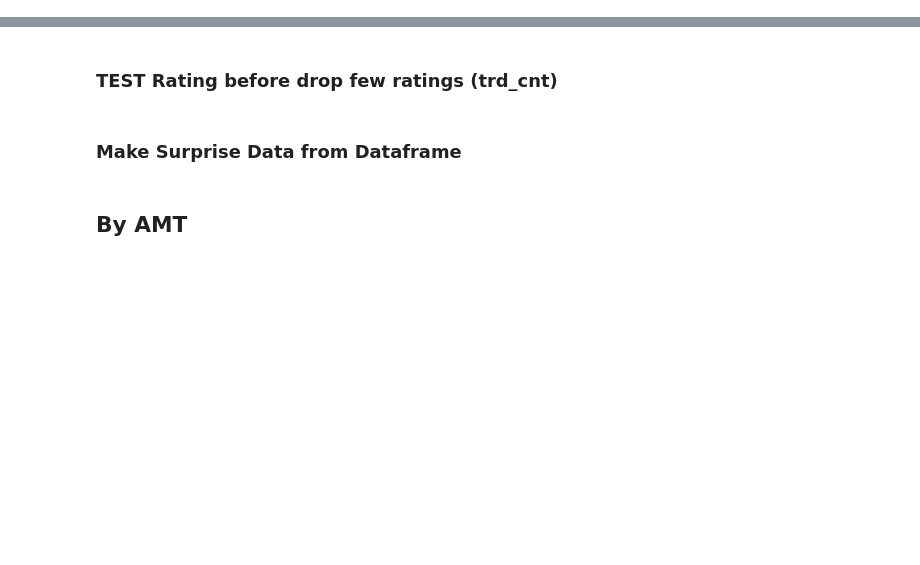
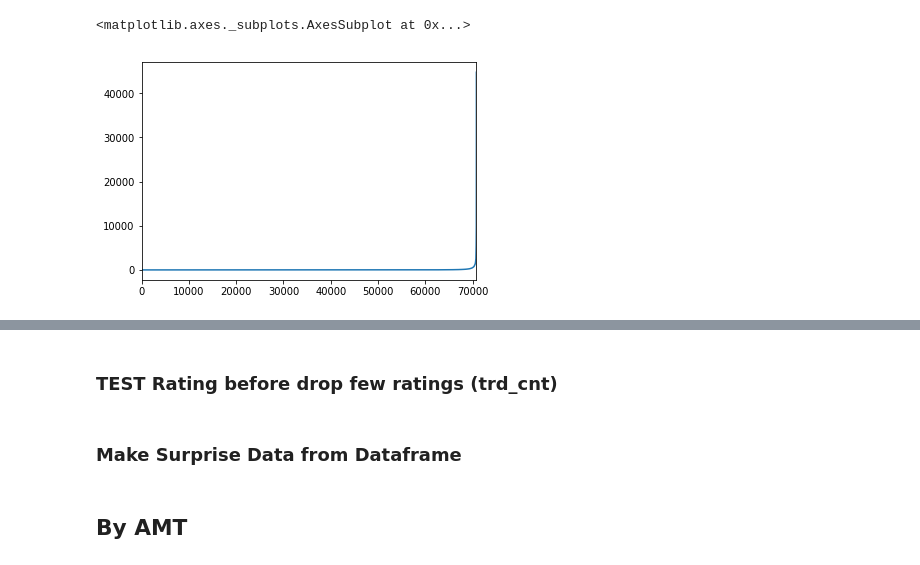
Before and after one commit to yiyc-kr/pandas-modules, a Jupyter notebook: recommend_test.ipynb, the cells around one changed output, grey strips where cells are left out. Saved outputs shown, nothing was run; the diff lists cells and outputs as text; code cells hidden in the pictures; blank space fills up the shorter version.

```diff
--- a/recommend_test.ipynb
+++ b/recommend_test.ipynb
@@ -40,6 +56,11 @@ rating = {1:[1,1], 2:[2,2], 3:[3,3], 4:[4,4], 5:[5,6],
 # %%
 for i in rating:
     df.loc[(df.trd_cnt >= rating[i][0]) & (df.trd_cnt <= rating[i][1]), 'trd_cnt'] = i
+# %%
+df.sort_values('trd_cnt').trd_cnt.reset_index(drop=True)[:].plot()
+# %% [output]
+<matplotlib.axes._subplots.AxesSubplot at 0x...>
+[figure, added]
 # %%
 df.sort_values('trd_cnt').trd_cnt.reset_index(drop=True).plot()
 # %% [output]
```
Also changed, not shown: parts of 12 cells of this notebook.
